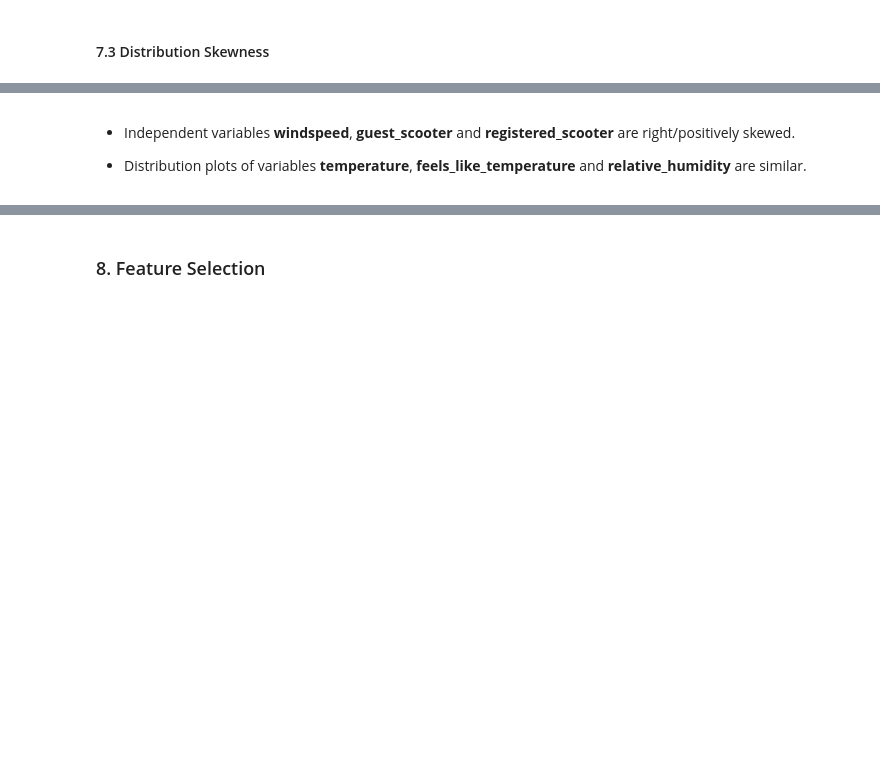
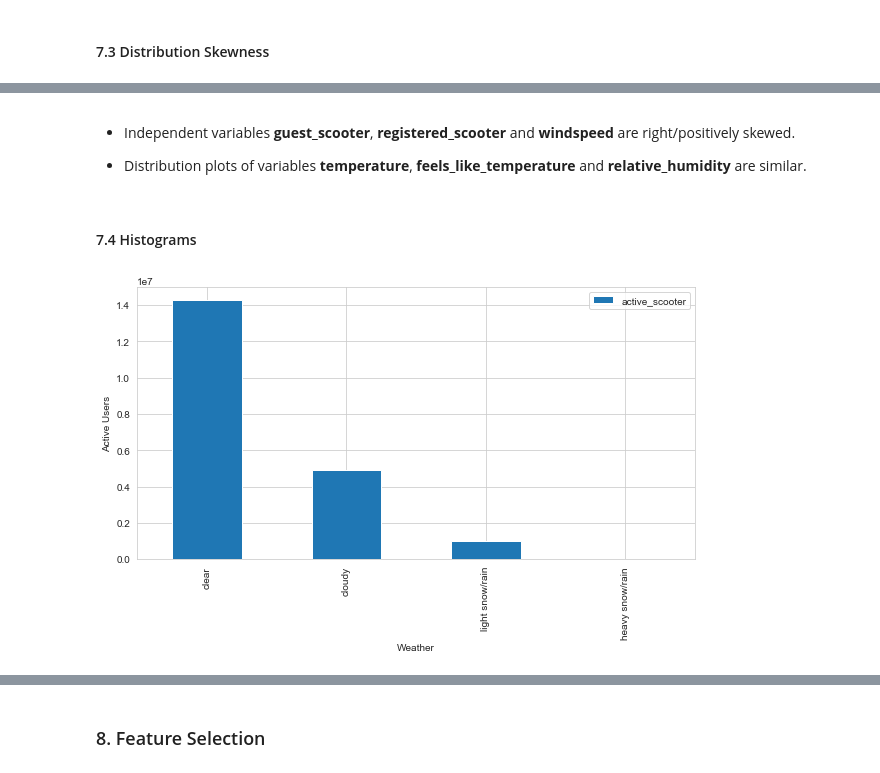
Before and after one commit to hakngrow/aice, a Jupyter notebook: eda.ipynb, the cells around one changed output, grey strips where cells are left out. Drawn from its saved outputs; the diff is of its cells as text; code cells hidden in the pictures; blank space fills up the shorter version.

```diff
--- a/eda.ipynb
+++ b/eda.ipynb
@@ -508,6 +542,0 @@ Index(['date_str', 'hr_str', 'temperature', 'feels_like_temperature',
-# %%
-# One-hot encode the hr column
-df_rentals = pd.get_dummies(df_rentals, columns=['hr'], prefix=['hr'])
-
-# Verify encoding columns were created
-df_rentals.columns
@@ -715,5 +731,17 @@ for i in range(0, cols_count):
 # %% [markdown]
-- Independent variables <b>windspeed</b>, <b>guest_scooter</b> and <b>registered_scooter</b> are right/positively skewed.
+- Independent variables <b>guest_scooter</b>, <b>registered_scooter</b> and <b>windspeed</b> are right/positively skewed.
 
 
 - Distribution plots of variables <b>temperature</b>, <b>feels_like_temperature</b> and <b>relative_humidity</b> are similar.
+# %% [markdown]
+#### 7.4 Histograms
+# %%
+# Plot histogram to show distribution of users across weather conditions
+df_hist = df_rentals[['weather', 'active_scooter']]
+
+df_hist.groupby(['weather']).sum().sort_values(by='active_scooter', ascending=False).plot(kind='bar', figsize=(10,5))
+
+plt.ylabel('Active Users')
+plt.xlabel('Weather');
+# %% [output]
+[figure, added]
```
Also changed, not shown: parts of 26 cells of this notebook.
